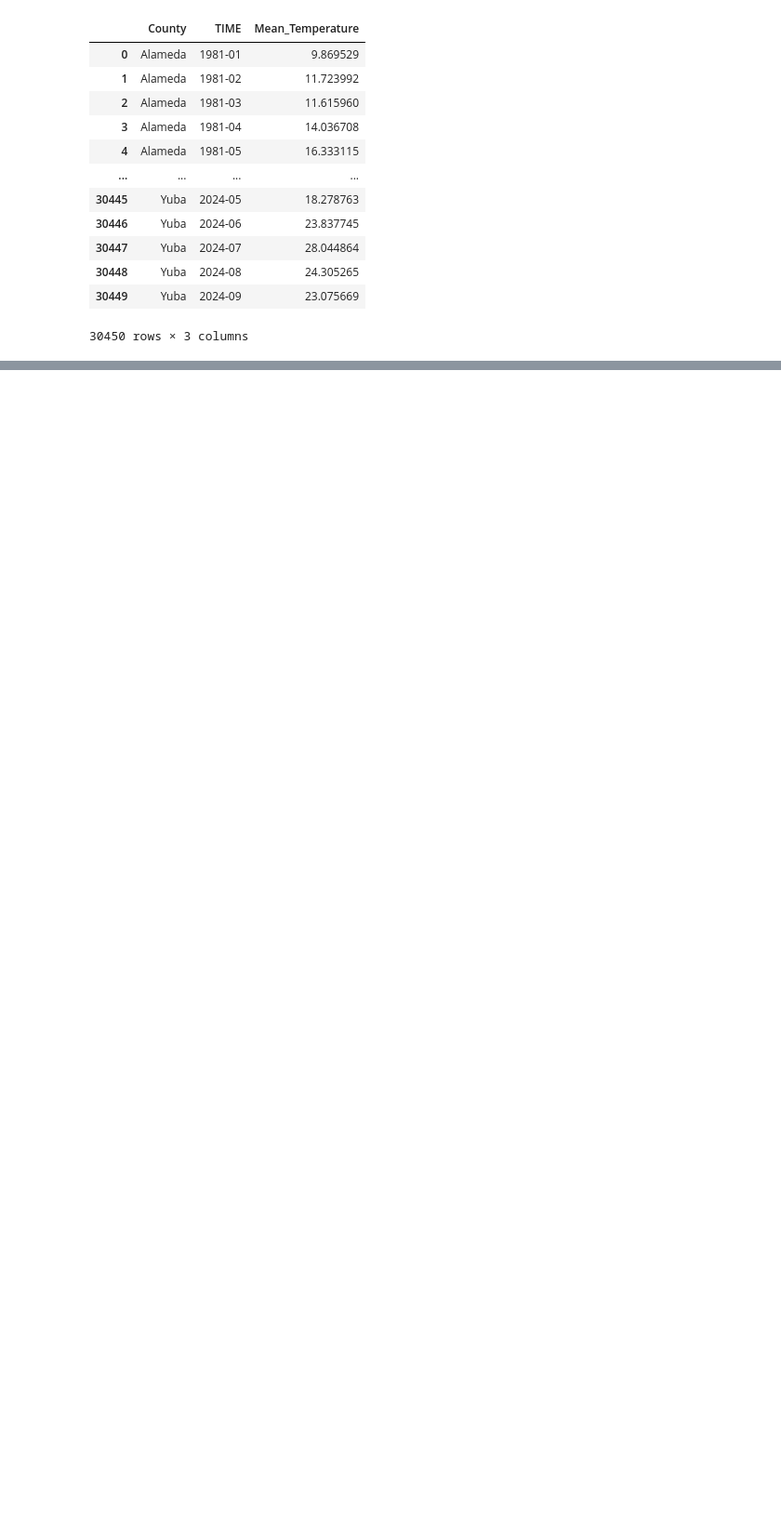
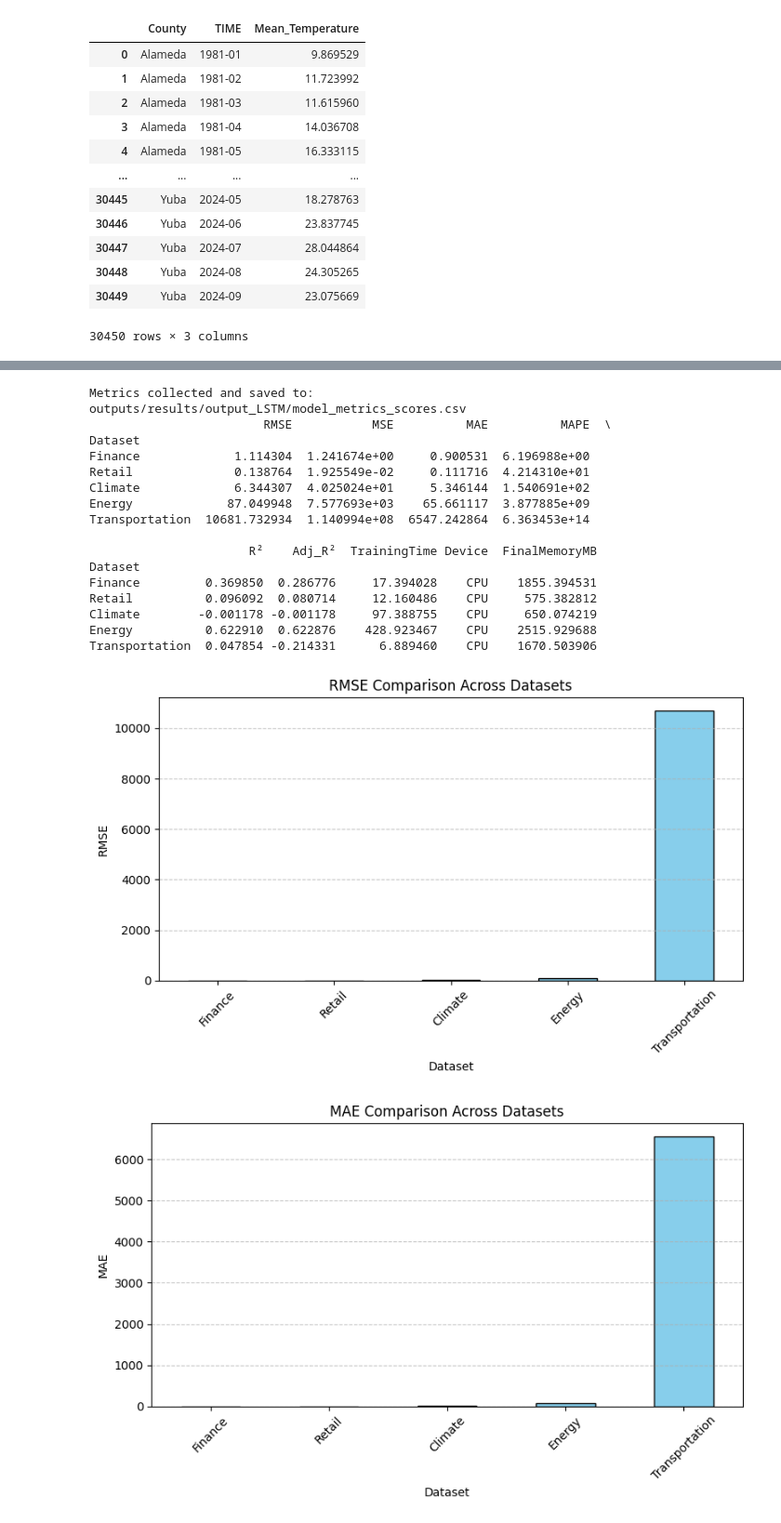
Before and after one commit to Cherry-808/DSS5104-ForecastDL, a Jupyter notebook: notebooks/LSTM.ipynb, the cells around one changed output, grey strips where cells are left out. Shown at 93% size. Saved outputs shown, nothing was run; the diff lists cells and outputs as text; code cells hidden in the pictures; blank space fills up the shorter version.

```diff
--- a/notebooks/LSTM.ipynb
+++ b/notebooks/LSTM.ipynb
@@ -267,0 +431,74 @@ energy_results
+# %%
+# Step 1: Collect all result dictionaries
+all_results = [
+    finance_results,
+    retail_results,
+    climate_results,
+    energy_results,
+    transportation_results
+]
+
+# Step 2: Convert to DataFrame
+metrics_df = pd.DataFrame(all_results)
+metrics_df.set_index('Dataset', inplace=True)
+
+# Step 3: Save to CSV
+output_path = "outputs/results/output_LSTM/model_metrics_scores.csv"
+os.makedirs(os.path.dirname(output_path), exist_ok=True)
+metrics_df.to_csv(output_path)
+
+# Step 4: Display
+print(f"Metrics collected and saved to:\n{output_path}")
+print(metrics_df)
+
+#	Step 5: Plotting
+
+# Load the metrics CSV if it exists
+metrics_path = "outputs/results/output_LSTM/model_metrics_scores.csv"
+metrics_df = pd.read_csv(metrics_path)
+metrics_df.set_index('Dataset', inplace=True)
+
+# Plot comparison charts for each metric
+metrics_to_plot = ["RMSE", "MAE", "MAPE", "R²", "Adj_R²", "TrainingTime", "FinalMemoryMB"]
+figures = {}
+
+for metric in metrics_to_plot:
+    plt.figure(figsize=(8, 5))
+    metrics_df[metric].plot(kind='bar', color='skyblue', edgecolor='black')
+    plt.title(f"{metric} Comparison Across Datasets")
+    plt.ylabel(metric)
+    plt.xlabel("Dataset")
+    plt.xticks(rotation=45)
+    plt.grid(True, axis='y', linestyle='--', alpha=0.7)
+    plt.tight_layout()
+
+    # Save the figure
+    fig_path = f"outputs/results/output_LSTM/{metric}_comparison.png"
+    os.makedirs(os.path.dirname(fig_path), exist_ok=True)
+    plt.savefig(fig_path)
+    figures[metric] = fig_path
+
+    # Show the figure
+    plt.show()
+
+figures
+# %% [output]
+Metrics collected and saved to:
+outputs/results/output_LSTM/model_metrics_scores.csv
+                        RMSE           MSE          MAE          MAPE  \
+Dataset
+Finance             1.114304  1.241674e+00     0.900531  6.196988e+00
+Retail              0.138764  1.925549e-02     0.111716  4.214310e+01
+Climate             6.344307  4.025024e+01     5.346144  1.540691e+02
+Energy             87.049948  7.577693e+03    65.661117  3.877885e+09
+Transportation  10681.732934  1.140994e+08  6547.242864  6.363453e+14
+
+                      R²    Adj_R²  TrainingTime Device  FinalMemoryMB
+Dataset
+Finance         0.369850  0.286776     17.394028    CPU    1855.394531
+Retail          0.096092  0.080714     12.160486    CPU     575.382812
+Climate        -0.001178 -0.001178     97.388755    CPU     650.074219
+Energy          0.622910  0.622876    428.923467    CPU    2515.929688
+Transportation  0.047854 -0.214331      6.889460    CPU    1670.503906
+[figure, added]
+[figure, added]
```
Also changed, not shown: parts of 10 cells of this notebook, 4 other files.
